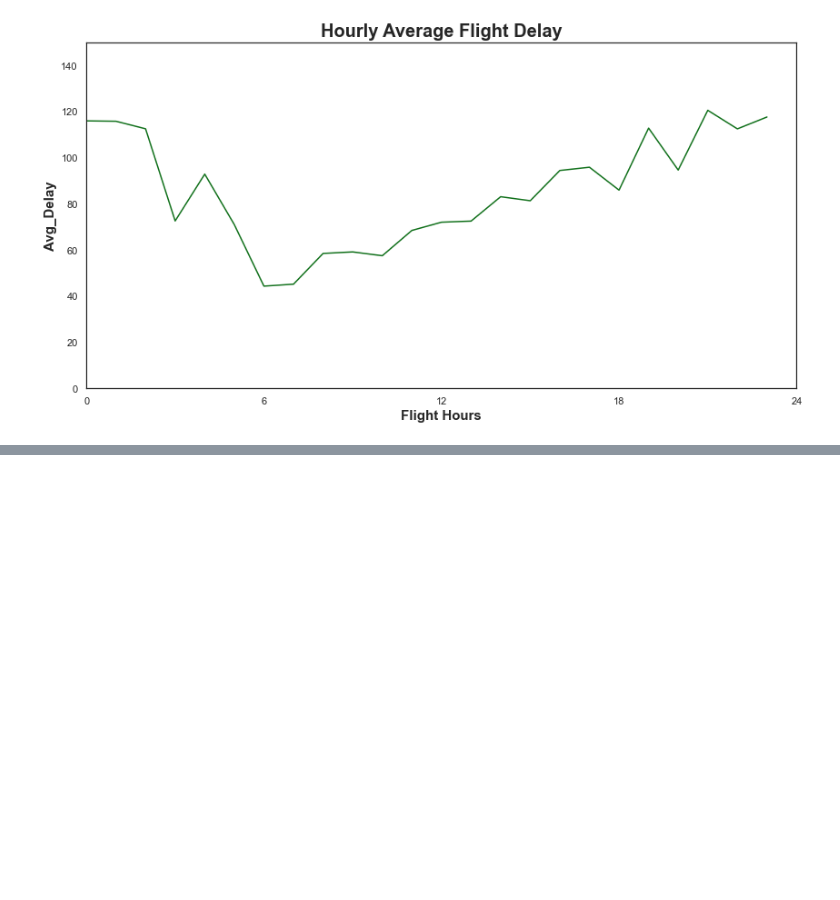
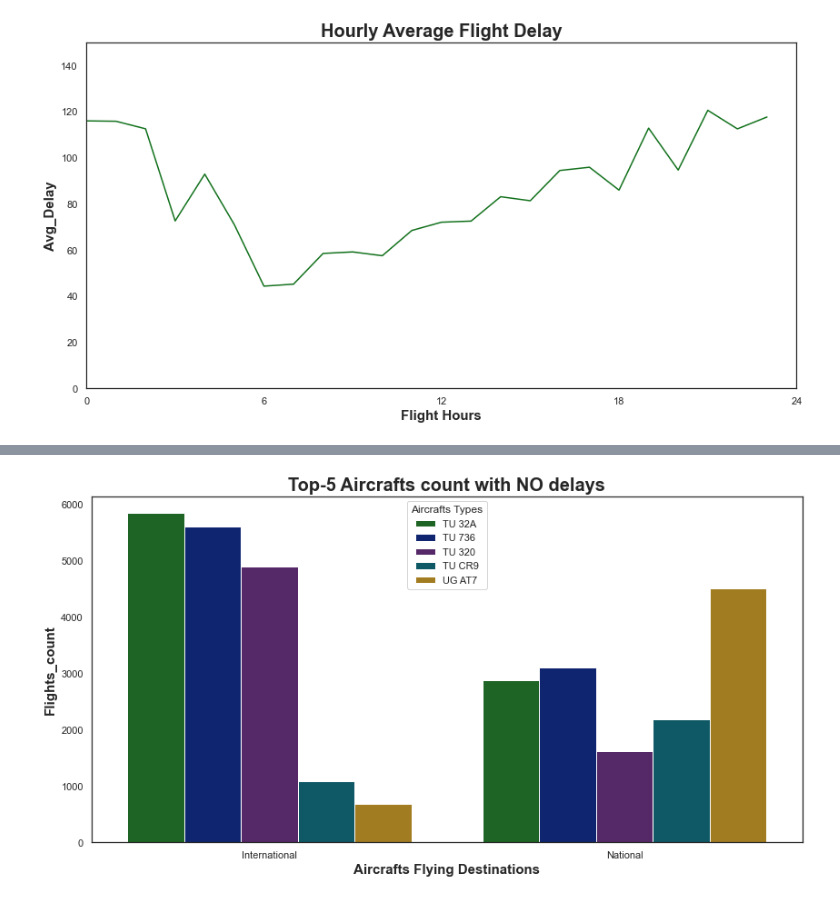
Before and after one commit to SabeehRaza-DS/flight_delay_prediction, a Jupyter notebook: 01-EDA-Flight_delay_visualization.ipynb, the cells around one changed output, grey strips where cells are left out. Saved outputs shown, nothing was run; the diff lists cells and outputs as text; code cells hidden in the pictures; blank space fills up the shorter version.

```diff
--- a/01-EDA-Flight_delay_visualization.ipynb
+++ b/01-EDA-Flight_delay_visualization.ipynb
@@ -489,0 +638,23 @@ plt.ylim(0, 150);
+# %%
+# Database is created for Top-5 Aircrafts for International and national flights with NO delays
+
+df_air_1 = df_no_delay.query("AC == 'TU 32A' | AC == 'TU 320' | AC == 'TU 736' | AC == 'UG AT7' | AC == 'TU CR9'")
+# %%
+# Top-5 Aircrafts count for International and national flights with NO delays
+
+# palette=['g', 'b', 'm', 'c', 'y']
+
+sns.set_theme(style='white')
+sns.set_color_codes("dark")
+
+plt.subplots(figsize=(14,7))
+
+sns.countplot(x='National_International_Flight', hue='AC', data=df_air_1, palette=['g', 'b', 'm', 'c', 'y'])
+
+plt.legend(loc='upper center', title='Aircrafts Types')
+
+plt.xlabel('Aircrafts Flying Destinations', size=15, weight='bold')
+plt.ylabel('Flights_count', size=15, weight='bold')
+plt.title('Top-5 Aircrafts count with NO delays', size=20, weight='bold');
+# %% [output]
+[figure, added]
```
Also changed, not shown: parts of 38 cells of this notebook, 2 other files.
